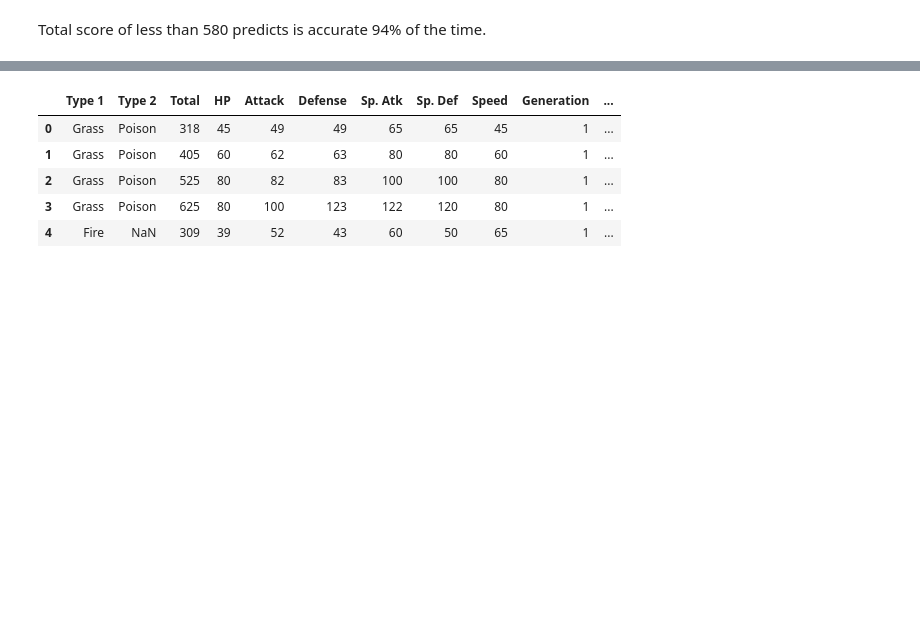
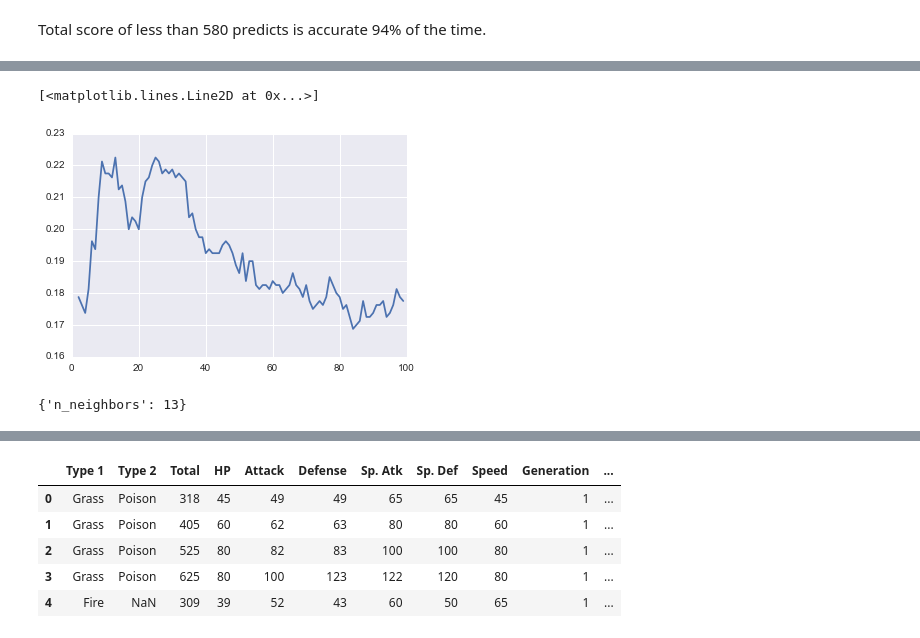
Before and after one commit to bchen150/GA_Homework, a Jupyter notebook: Pokemon/Pokemon.ipynb, the cells around one changed output, grey strips where cells are left out. Drawn from its saved outputs; the diff is of its cells as text; code cells hidden in the pictures; blank space fills up the shorter version.

Commit message:
updated knn and started random forest

```diff
--- a/Pokemon/Pokemon.ipynb
+++ b/Pokemon/Pokemon.ipynb
@@ -220,0 +243,18 @@ print Type1.head()
+# %%
+from sklearn import datasets, neighbors, metrics
+import pandas as pd
+
+Type = df['Type 1']
+msk = np.random.rand(len(df_metrics)) < 0.8
+df_metrics = df.drop(['Type 1','Type 2', 'predictions', 'ctarget'],1) #dropped columns that have no impact on the model
+Xtrain = df_metrics[msk]
+Ytrain = Type[msk]
+
+Xtest = df_metrics[~msk]
+Ytest = Type[~msk]
+
+knn = neighbors.KNeighborsClassifier(n_neighbors=5, weights='distance',algorithm = 'kd_tree')
+
+knn.fit(Xtrain, Ytrain)
+print knn.predict(Xtest)
+print Ytest.head()
@@ -220,0 +285,16 @@ print Type1.head()
+# %%
+from sklearn import grid_search, cross_validation
+import matplotlib.pyplot as plt
+X = df_metrics
+Y = Type
+
+k = range(2, 100)
+params = {'n_neighbors': k }
+kf = cross_validation.KFold(len(df_metrics), n_folds = 3)
+gs = grid_search.GridSearchCV(
+    estimator=neighbors.KNeighborsClassifier(),
+    param_grid=params,
+    cv=kf,
+)
+gs.fit(X, Y)
+gs.grid_scores_
@@ -220,0 +319,9 @@ print Type1.head()
+# %%
+plt.plot(k,[s[1] for s in  gs.grid_scores_],)
+# %% [output]
+[<matplotlib.lines.Line2D at 0x...>]
+[figure, added]
+# %%
+gs.best_params_
+# %% [output]
+{'n_neighbors': 13}
```
Also changed, not shown: parts of 33 cells of this notebook.
